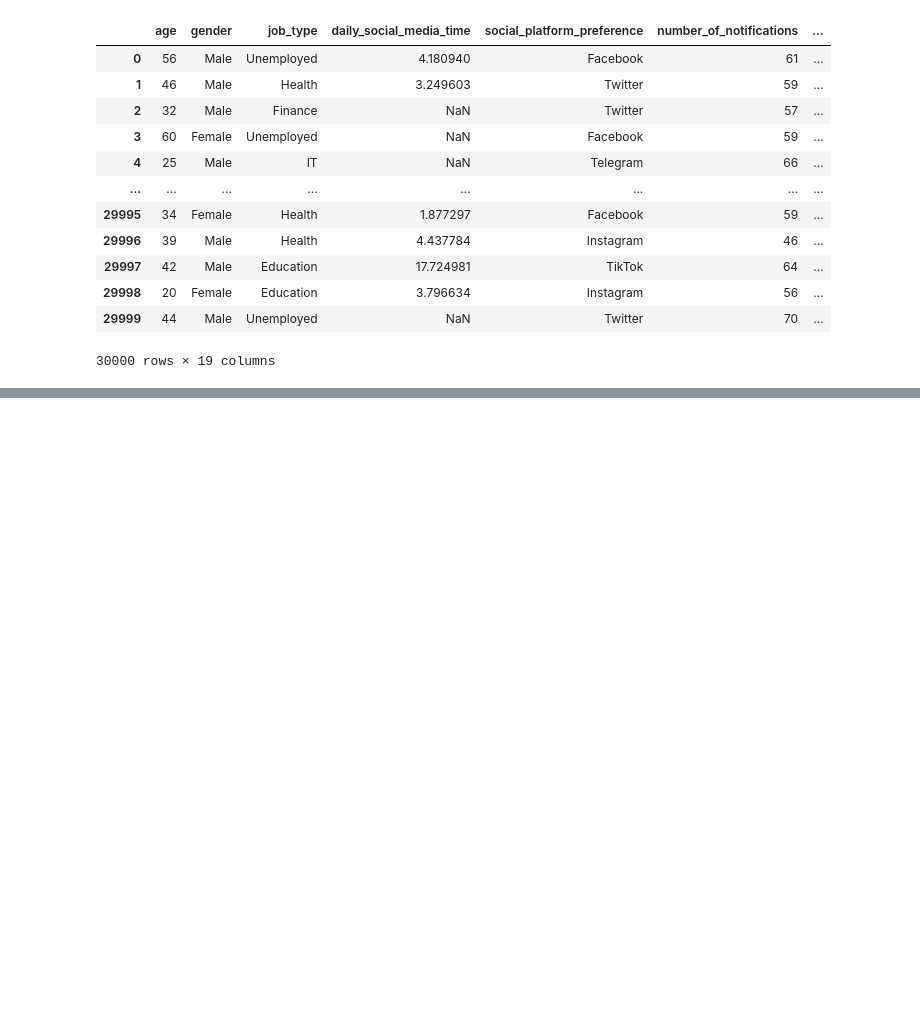
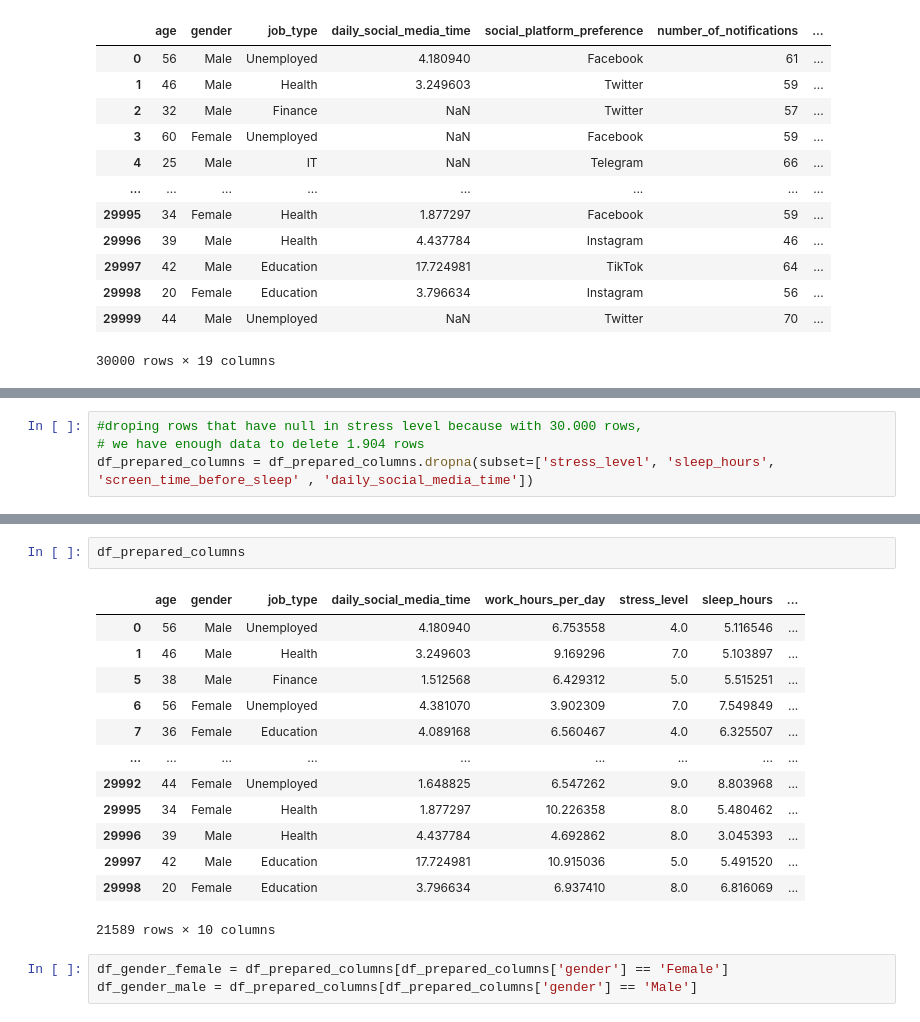
Before and after one commit to heikgrace/healthy-group-one, a Jupyter notebook: data_cleansing_socialmediaproductivity.ipynb, the cells around one changed output, grey strips where cells are left out. Cells and saved outputs as stored; diff of their text form; blank space fills up the shorter version.

```diff
--- a/data_cleansing_socialmediaproductivity.ipynb
+++ b/data_cleansing_socialmediaproductivity.ipynb
@@ -21,0 +174,4 @@ df
+# %%
+#droping rows that have null in stress level because with 30.000 rows,
+# we have enough data to delete 1.904 rows
+df_prepared_columns = df_prepared_columns.dropna(subset=['stress_level', 'sleep_hours', 'screen_time_before_sleep' , 'daily_social_media_time'])
@@ -21,0 +212,19 @@ df
+# %%
+df_prepared_columns
+# %% [output]
+|  | age | gender | job_type | daily_social_media_time | work_hours_per_day | stress_level | sleep_hours | ... |
+| 0 | 56 | Male | Unemployed | 4.180940 | 6.753558 | 4.0 | 5.116546 | ... |
+| 1 | 46 | Male | Health | 3.249603 | 9.169296 | 7.0 | 5.103897 | ... |
+| 5 | 38 | Male | Finance | 1.512568 | 6.429312 | 5.0 | 5.515251 | ... |
+| 6 | 56 | Female | Unemployed | 4.381070 | 3.902309 | 7.0 | 7.549849 | ... |
+| 7 | 36 | Female | Education | 4.089168 | 6.560467 | 4.0 | 6.325507 | ... |
+| ... | ... | ... | ... | ... | ... | ... | ... | ... |
+| 29992 | 44 | Female | Unemployed | 1.648825 | 6.547262 | 9.0 | 8.803968 | ... |
+| 29995 | 34 | Female | Health | 1.877297 | 10.226358 | 8.0 | 5.480462 | ... |
+| 29996 | 39 | Male | Health | 4.437784 | 4.692862 | 8.0 | 3.045393 | ... |
+| 29997 | 42 | Male | Education | 17.724981 | 10.915036 | 5.0 | 5.491520 | ... |
+| 29998 | 20 | Female | Education | 3.796634 | 6.937410 | 8.0 | 6.816069 | ... |
+21589 rows × 10 columns
+# %%
+df_gender_female = df_prepared_columns[df_prepared_columns['gender'] == 'Female']
+df_gender_male = df_prepared_columns[df_prepared_columns['gender'] == 'Male']
```
Also changed, not shown: parts of 24 cells of this notebook, 2 other files.
